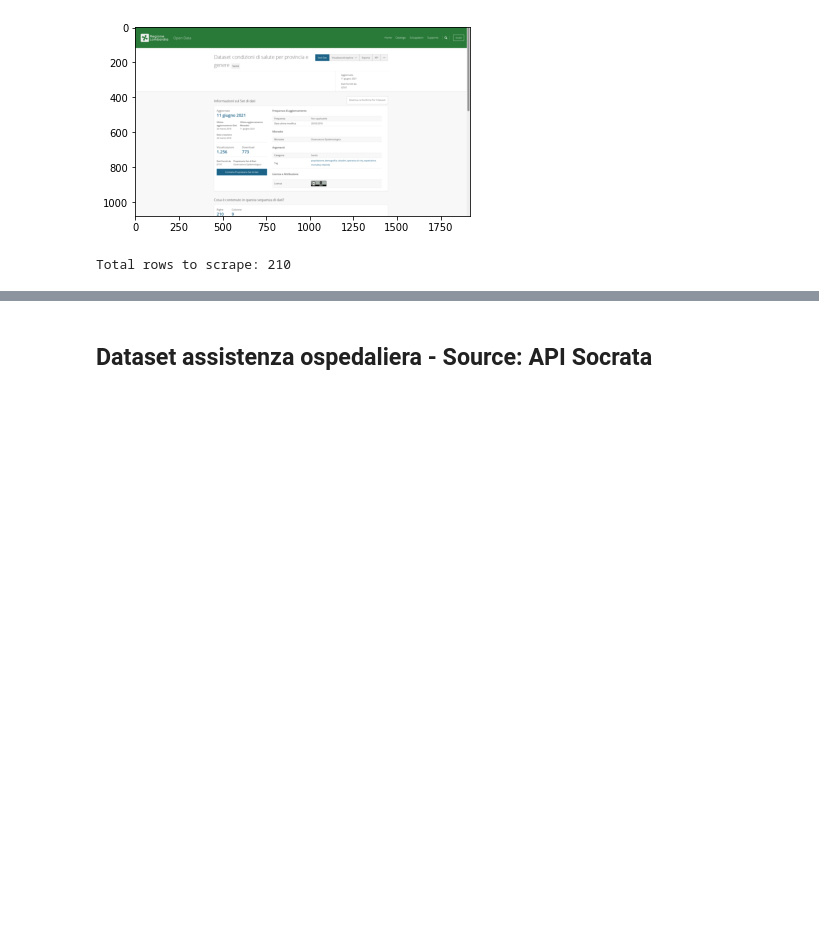
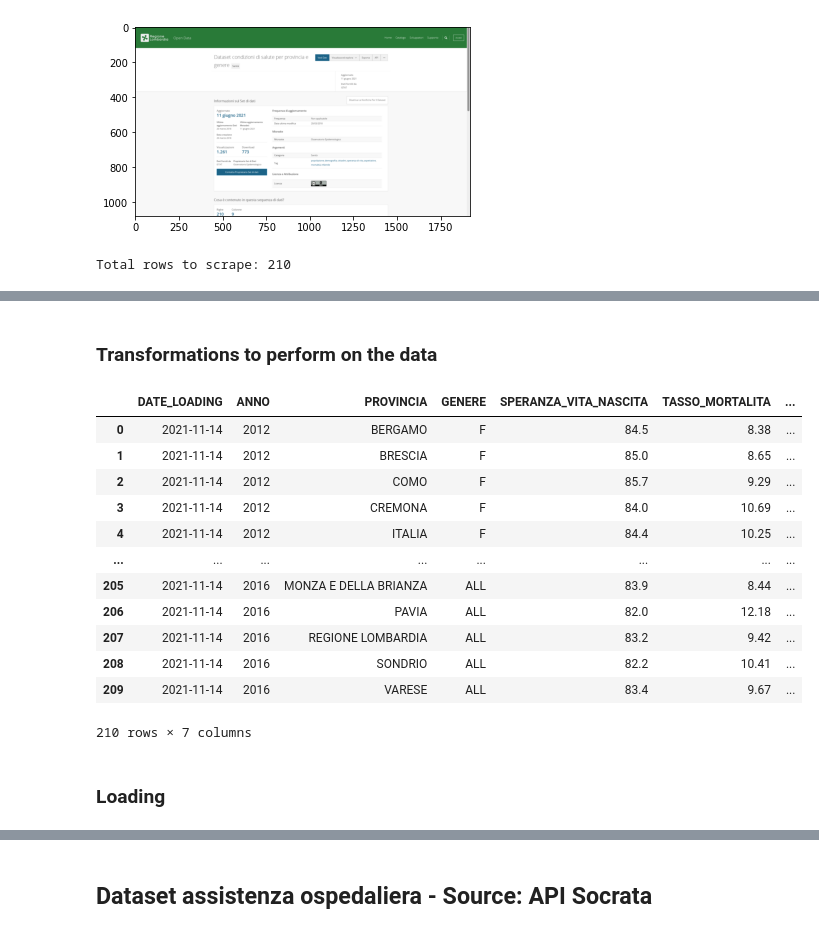
Before and after one commit to PythonBiellaGroup/ModernDataEngineering, a Jupyter notebook: Sanità_Lombardia.ipynb, the cells around one changed output, grey strips where cells are left out. Cells and saved outputs as stored; diff of their text form; code cells hidden in the pictures; blank space fills up the shorter version.

```diff
--- a/Sanità_Lombardia.ipynb
+++ b/Sanità_Lombardia.ipynb
@@ -201,2 +518,55 @@ df_condizioni_salute_prov.head()
 # %%
 wd.close()
+# %% [markdown]
+### Transformations to perform on the data
+# %%
+def rename_columns(df):
+  df.rename(columns={'date_loading':'DATE_LOADING',
+                     'anno': 'ANNO',
+                     'provincia':'PROVINCIA',
+                     'genere':'GENERE',
+                     'speranza_vita_nascita': 'SPERANZA_VITA_NASCITA',
+                     'tasso_mortalita': 'TASSO_MORTALITA',
+                     'tasso_mortalita_infantile': 'TASSO_MORTALITA_INFANTILE'},inplace=True)
+  return df
+#------------------------------------------------------------------------------------------------------------------------------------------
+def drop_columns(df):
+  df.drop(columns = ['coordinata_x',
+                     'coordinata_y',
+                     'posizione'
+                     ],inplace=True)
+  return df
+#------------------------------------------------------------------------------------------------------------------------------------------
+def convert_to_float(df):
+    df['TASSO_MORTALITA'] = df['TASSO_MORTALITA'].apply(lambda x: x.replace(',','.'))
+    df['TASSO_MORTALITA'] = df['TASSO_MORTALITA'].astype(float,errors='ignore')
+    df['TASSO_MORTALITA_INFANTILE'] = df['TASSO_MORTALITA_INFANTILE'].apply(lambda x: x.replace(',','.'))
+    df['TASSO_MORTALITA_INFANTILE'] = df['TASSO_MORTALITA_INFANTILE'].astype(float,errors='ignore')
+    df['SPERANZA_VITA_NASCITA'] = df['SPERANZA_VITA_NASCITA'].apply(lambda x: x.replace(',','.'))
+    df['SPERANZA_VITA_NASCITA'] = df['SPERANZA_VITA_NASCITA'].astype(float,errors='ignore')
+    return df
+#------------------------------------------------------------------------------------------------------------------------------------------
+def round_tasso_mortalita(df):
+  df['TASSO_MORTALITA'] = df['TASSO_MORTALITA'].apply(lambda x: np.round(x,decimals=2))
+  return df
+# %%
+rename_columns(df_condizioni_salute_prov)
+drop_columns(df_condizioni_salute_prov)
+convert_to_float(df_condizioni_salute_prov)
+round_tasso_mortalita(df_condizioni_salute_prov)
+# %% [output]
+|  | DATE_LOADING | ANNO | PROVINCIA | GENERE | SPERANZA_VITA_NASCITA | TASSO_MORTALITA | ... |
+| 0 | 2021-11-14 | 2012 | BERGAMO | F | 84.5 | 8.38 | ... |
+| 1 | 2021-11-14 | 2012 | BRESCIA | F | 85.0 | 8.65 | ... |
+| 2 | 2021-11-14 | 2012 | COMO | F | 85.7 | 9.29 | ... |
+| 3 | 2021-11-14 | 2012 | CREMONA | F | 84.0 | 10.69 | ... |
+| 4 | 2021-11-14 | 2012 | ITALIA | F | 84.4 | 10.25 | ... |
+| ... | ... | ... | ... | ... | ... | ... | ... |
+| 205 | 2021-11-14 | 2016 | MONZA E DELLA BRIANZA | ALL | 83.9 | 8.44 | ... |
+| 206 | 2021-11-14 | 2016 | PAVIA | ALL | 82.0 | 12.18 | ... |
+| 207 | 2021-11-14 | 2016 | REGIONE LOMBARDIA | ALL | 83.2 | 9.42 | ... |
+| 208 | 2021-11-14 | 2016 | SONDRIO | ALL | 82.2 | 10.41 | ... |
+| 209 | 2021-11-14 | 2016 | VARESE | ALL | 83.4 | 9.67 | ... |
+210 rows × 7 columns
+# %% [markdown]
+### Loading
```
Also changed, not shown: parts of 54 cells of this notebook, 4 other files.
